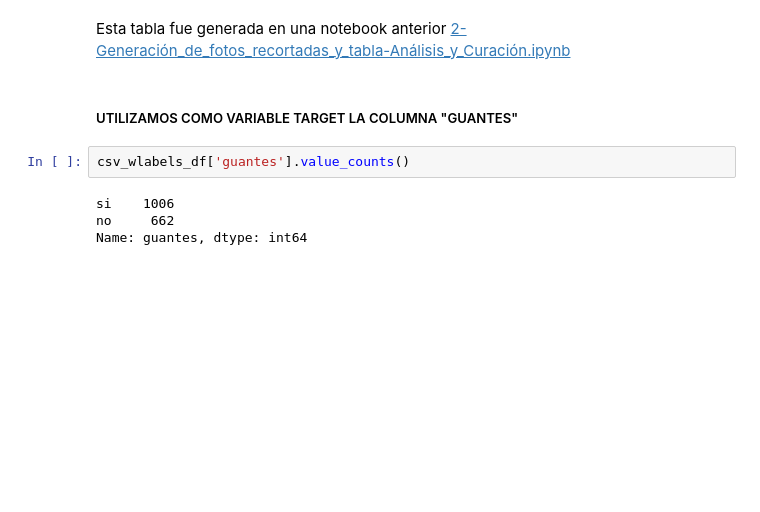
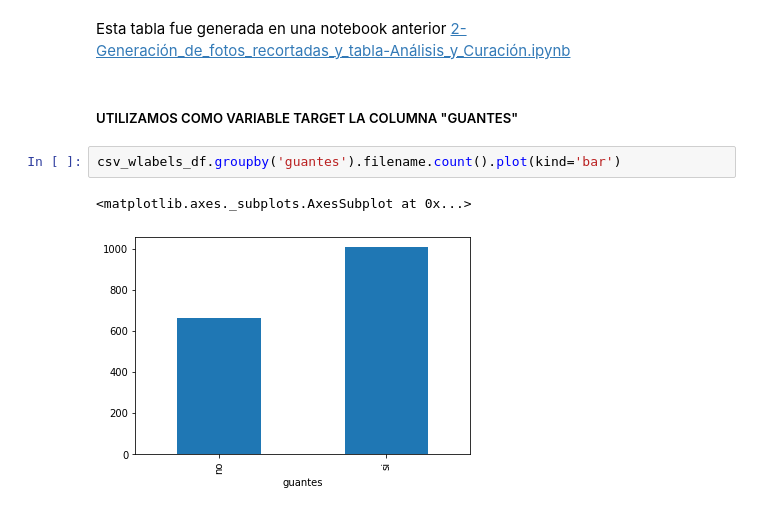
Before and after one commit to nachitog83/mentoria_img, a Jupyter notebook: 3-Introduccion_AS/4_Introducción_al_Aprendizaje_Supervisado_Detección_de_Objetos_ver1.ipynb, the cells around one changed output. Drawn from its saved outputs; the diff is of its cells as text; blank space fills up the shorter version.

```diff
--- a/3-Introduccion_AS/4_Introducción_al_Aprendizaje_Supervisado_Detección_de_Objetos_ver1.ipynb
+++ b/3-Introduccion_AS/4_Introducción_al_Aprendizaje_Supervisado_Detección_de_Objetos_ver1.ipynb
@@ -113,9 +117,8 @@ csv_wlabels_df.head()
 Esta tabla fue generada en una notebook anterior [2-Generación_de_fotos_recortadas_y_tabla-Análisis_y_Curación.ipynb](https://colab.research.google.com/drive/1fgB4F4DlBqkCvOatqo3whm4ZTPsiP0L7)
 # %% [markdown]
 ##### UTILIZAMOS COMO VARIABLE TARGET LA COLUMNA "GUANTES"
-# %%
-csv_wlabels_df['guantes'].value_counts()
-# %% [output]
-si    1006
-no     662
-Name: guantes, dtype: int64
+# %%
+csv_wlabels_df.groupby('guantes').filename.count().plot(kind='bar')
+# %% [output]
+<matplotlib.axes._subplots.AxesSubplot at 0x...>
+[figure, added]
```
Also changed, not shown: parts of 19 cells of this notebook.
